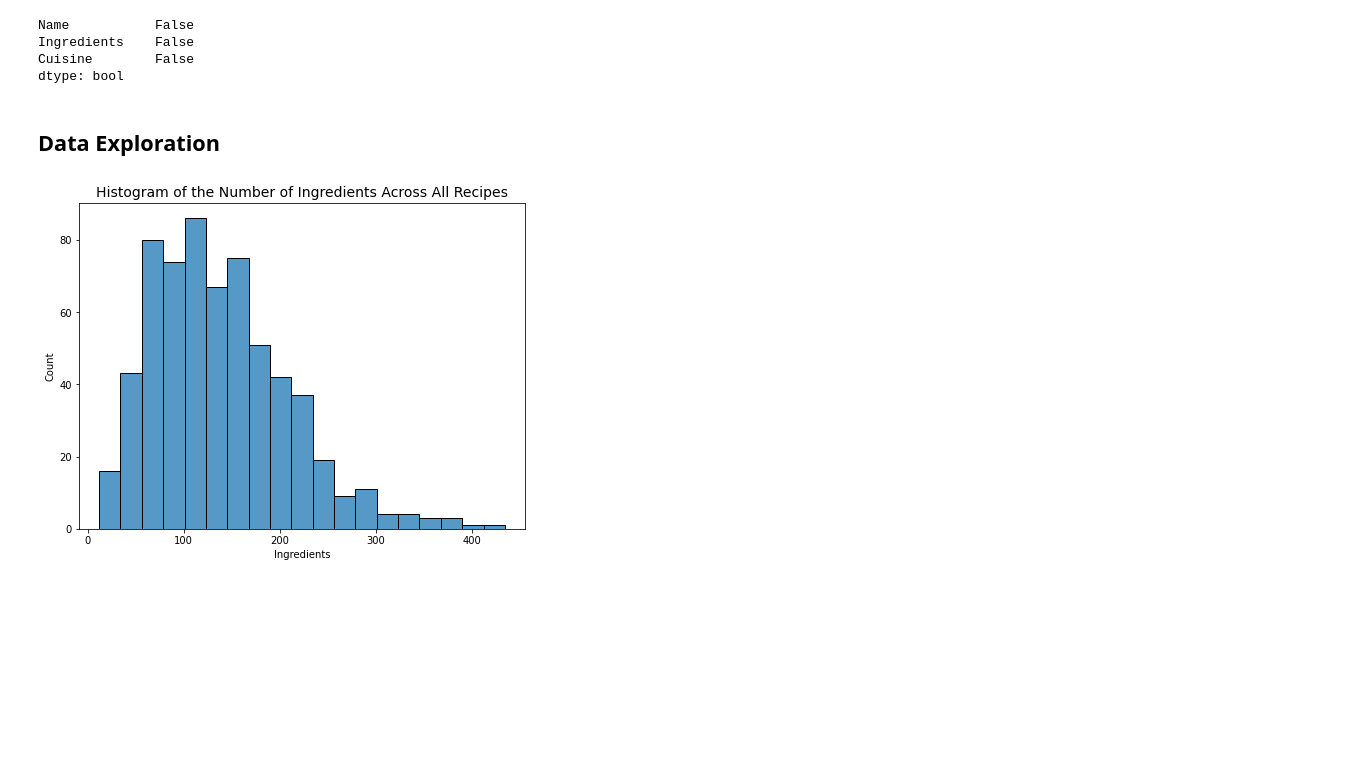
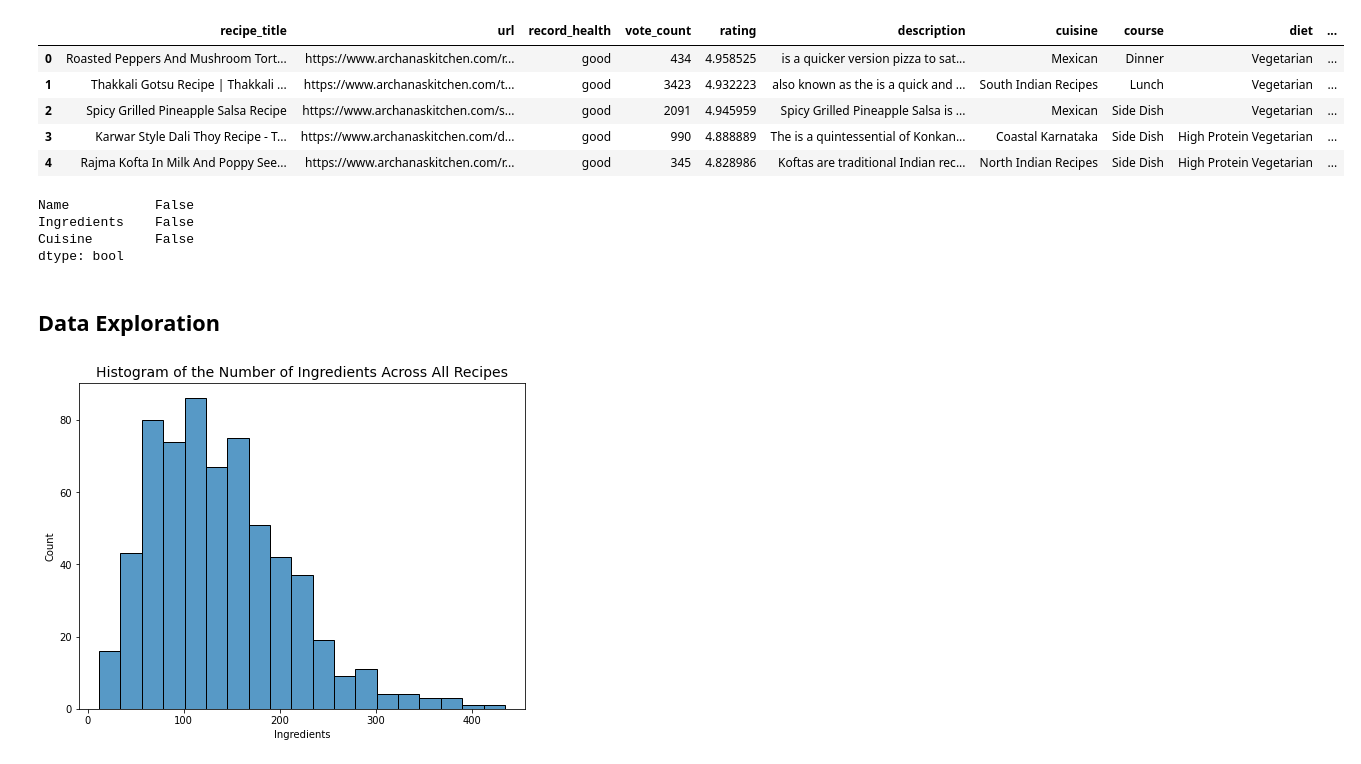
Before and after one commit to serenaliu1/FoodRecipeNLP, a Jupyter notebook: code/Data Cleaning.ipynb, the cells around one changed output. Saved outputs shown, nothing was run; the diff lists cells and outputs as text; code cells hidden in the pictures; blank space fills up the shorter version.

```diff
--- a/code/Data Cleaning.ipynb
+++ b/code/Data Cleaning.ipynb
@@ -10,6 +10,14 @@ pd.set_option('display.max_rows', None)
 pd.set_option('display.max_columns', None)
 # %%
 recipe_df = pd.read_csv('/Users/serenaliu/Documents/GitHub/FoodReceipeNLP/data/all_recipes.csv')
+kaggle_df = pd.read_csv('/Users/serenaliu/Downloads/food_recipes 2.csv')
+# %% [output]
+|  | recipe_title | url | record_health | vote_count | rating | description | cuisine | course | diet | ... |
+| 0 | Roasted Peppers And Mushroom Tort... | https://www.archanaskitchen.com/r... | good | 434 | 4.958525 | is a quicker version pizza to sat... | Mexican | Dinner | Vegetarian | ... |
+| 1 | Thakkali Gotsu Recipe | Thakkali ... | https://www.archanaskitchen.com/t... | good | 3423 | 4.932223 | also known as the is a quick and ... | South Indian Recipes | Lunch | Vegetarian | ... |
+| 2 | Spicy Grilled Pineapple Salsa Recipe | https://www.archanaskitchen.com/s... | good | 2091 | 4.945959 | Spicy Grilled Pineapple Salsa is ... | Mexican | Side Dish | Vegetarian | ... |
+| 3 | Karwar Style Dali Thoy Recipe - T... | https://www.archanaskitchen.com/d... | good | 990 | 4.888889 | The is a quintessential of Konkan... | Coastal Karnataka | Side Dish | High Protein Vegetarian | ... |
+| 4 | Rajma Kofta In Milk And Poppy See... | https://www.archanaskitchen.com/r... | good | 345 | 4.828986 | Koftas are traditional Indian rec... | North Indian Recipes | Side Dish | High Protein Vegetarian | ... |
 # %%
 # No missing values found
 recipe_df.isnull().any()
```
Also changed, not shown: parts of 1 cell of this notebook, 1 other file.
